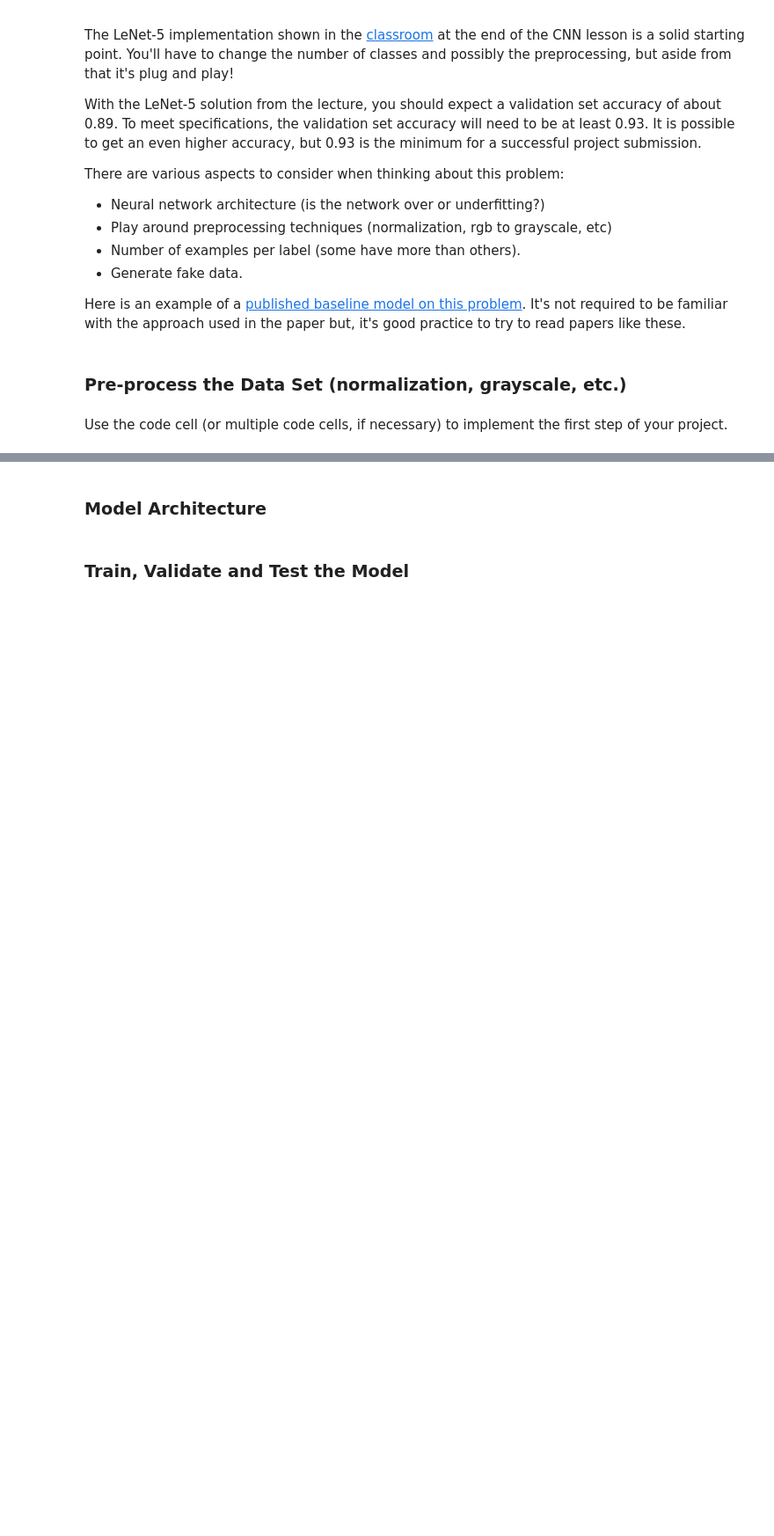
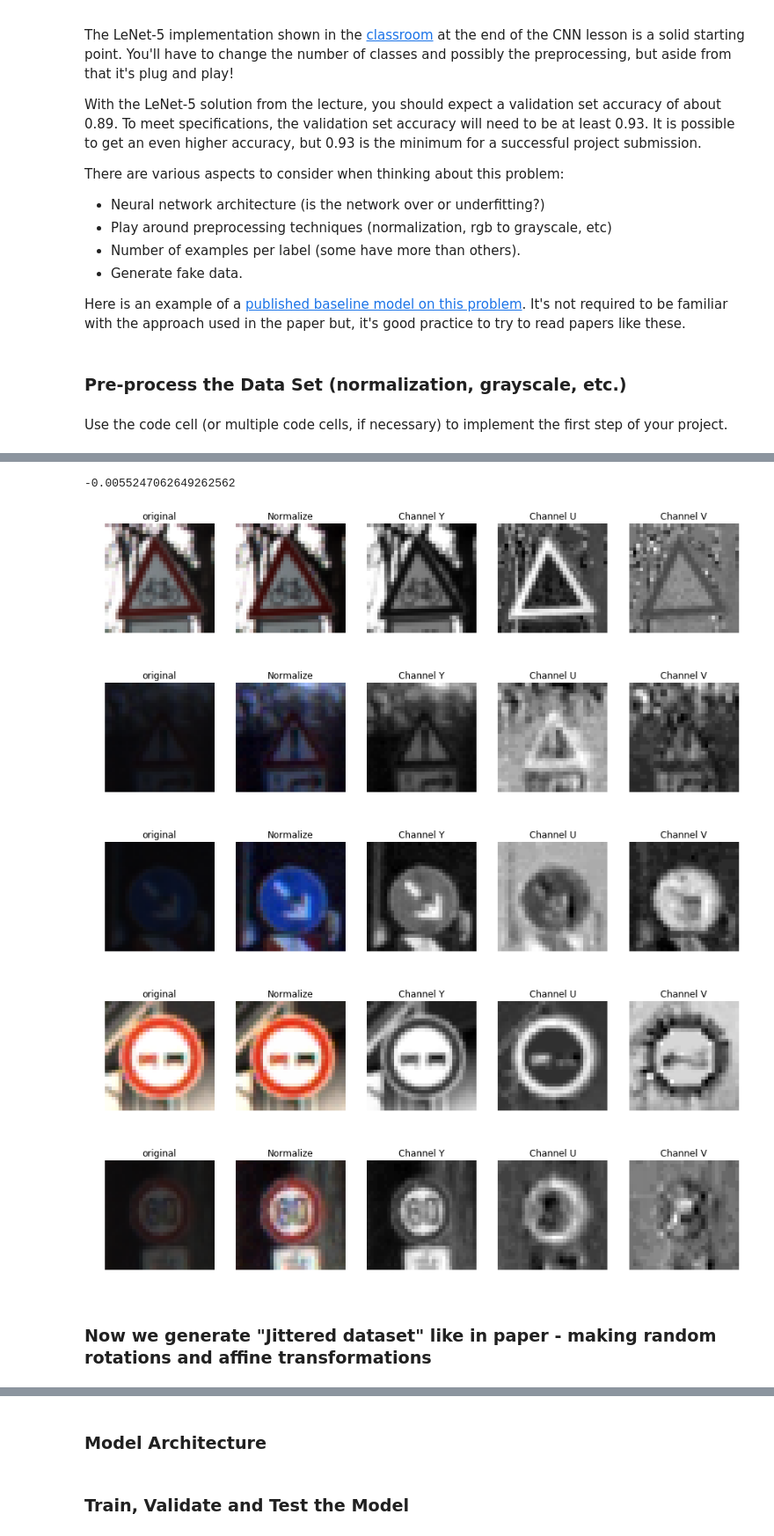
Before and after one commit to tarasovp/udacity, a Jupyter notebook: CarND-Traffic-Sign-Classifier-Project/Traffic_Sign_Classifier.ipynb, the cells around one changed output, grey strips where cells are left out. Shown at 88% size. Cells and saved outputs as stored; diff of their text form; code cells hidden in the pictures; blank space fills up the shorter version.

Commit message:
added affine transformations

```diff
--- a/CarND-Traffic-Sign-Classifier-Project/Traffic_Sign_Classifier.ipynb
+++ b/CarND-Traffic-Sign-Classifier-Project/Traffic_Sign_Classifier.ipynb
@@ -177,4 +153,0 @@ preprocess_v2(X_train[100]).shape
-# %%
-for i,a in enumerate(X_train):
-    tmp=preprocess_v2(a)
-    print (i)
@@ -198,0 +154,37 @@ for i,a in enumerate(X_train):
+# %%
+import cv2
+#normalizer = lambda x: (x-x.mean())/x.std()
+
+def preprocess_v2(X, verbose=False):
+
+    #if verboset
+    if verbose:
+        f, ax = plt.subplots(1, 5)
+        f.set_figheight(5)
+        f.set_figwidth(15)
+        for a in ax:
+            a.axis('off')
+        ax[0].set_title('original')
+        ax[0].imshow(X)
+
+    #change color space
+    X=cv2.normalize(X,np.zeros((32,32,3)),alpha=0, beta=1, norm_type=cv2.NORM_MINMAX, dtype=cv2.CV_32F)
+    if verbose:
+        ax[1].set_title('Normalize')
+        ax[1].imshow(X)
+
+
+
+    X=cv2.cvtColor(X, cv2.COLOR_BGR2YUV).astype(np.float)
+
+    for i in range(3):
+        X[:,:,i]-=X[:,:,i].mean()
+
+
+    if verbose:
+        for i in range(3):
+
+            ax[i+2].set_title('Channel %s' % 'YUV'[i])
+            ax[i+2].imshow(X[:,:,i],cmap="gray")
+        plt.show()
+    return X
@@ -198,0 +196,16 @@ for i,a in enumerate(X_train):
+# %%
+tmp[:,1].mean()
+# %% [output]
+-0.0055247062649262562
+# %%
+#show in random examples
+for i in np.random.choice(len(X_train),5,replace=False):
+    tmp=preprocess_v2(X_train[i],verbose=True)
+# %% [output]
+[figure, added]
+[figure, added]
+[figure, added]
+[figure, added]
+[figure, added]
+# %% [markdown]
+### Now we generate "Jittered dataset" like in paper - making random rotations and affine transformations
```
Also changed, not shown: parts of 12 cells of this notebook.
